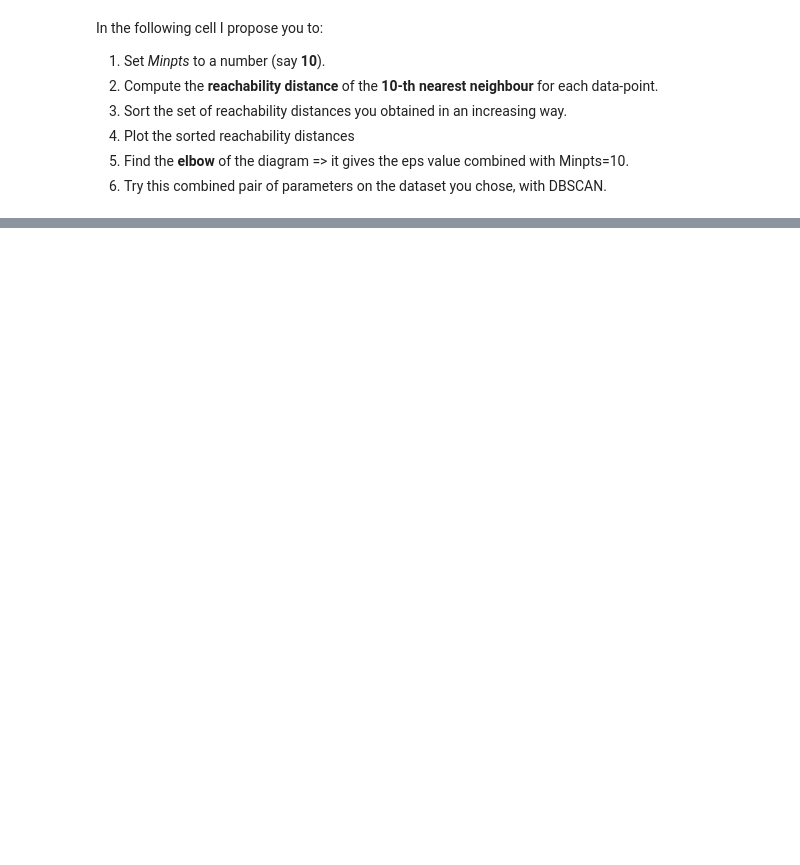
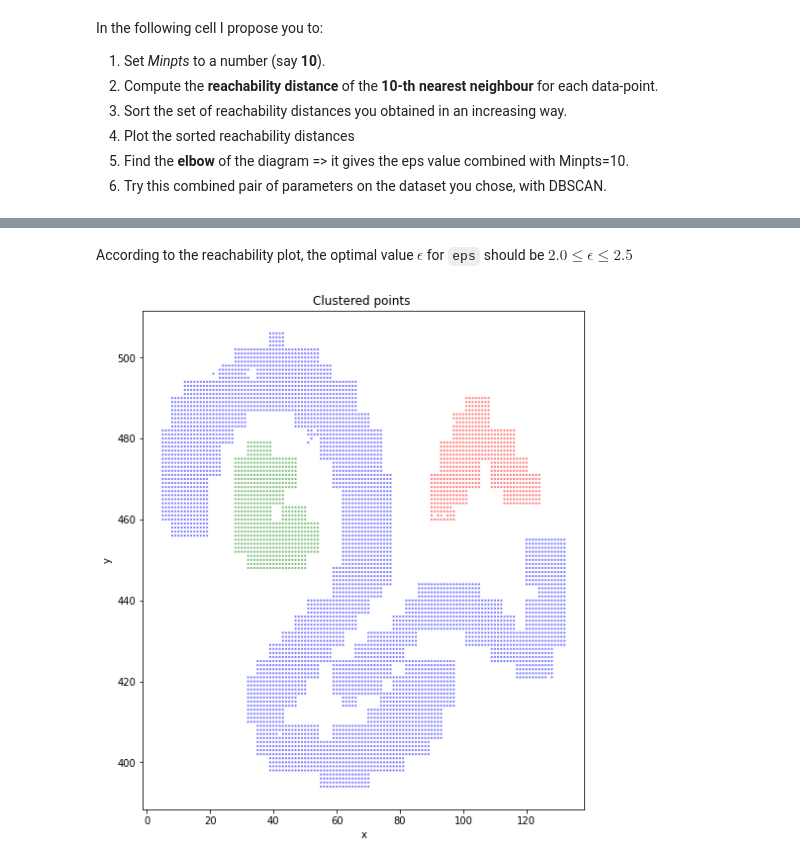
Before and after one commit to ollenurb/uni-dump, a Jupyter notebook: AAut-INF0091/Lab/Distance Based Models/Clustering.ipynb, the cells around one changed output, grey strips where cells are left out. Saved outputs shown, nothing was run; the diff lists cells and outputs as text; code cells hidden in the pictures; blank space fills up the shorter version.

Commit message:
[AAUT] Finished Clustering lab. Fixed some things

```diff
--- a/AAut-INF0091/Lab/Distance Based Models/Clustering.ipynb
+++ b/AAut-INF0091/Lab/Distance Based Models/Clustering.ipynb
@@ -290,0 +301,11 @@ for i in range(0, 30):
+# %% [markdown]
+According to the reachability plot, the optimal value $\epsilon$ for `eps` should be $2.0 \leq \epsilon \leq 2.5$
+# %%
+from sklearn.cluster import DBSCAN
+min_pts = 3
+eps = 2.3
+
+clusterer = DBSCAN(eps = eps, min_samples = min_pts).fit(data2)
+plot_clusters(data2, clusterer.labels_, n_samples2)
+# %% [output]
+[figure, added]
```
Also changed, not shown: parts of 8 cells of this notebook, 1 other file.
